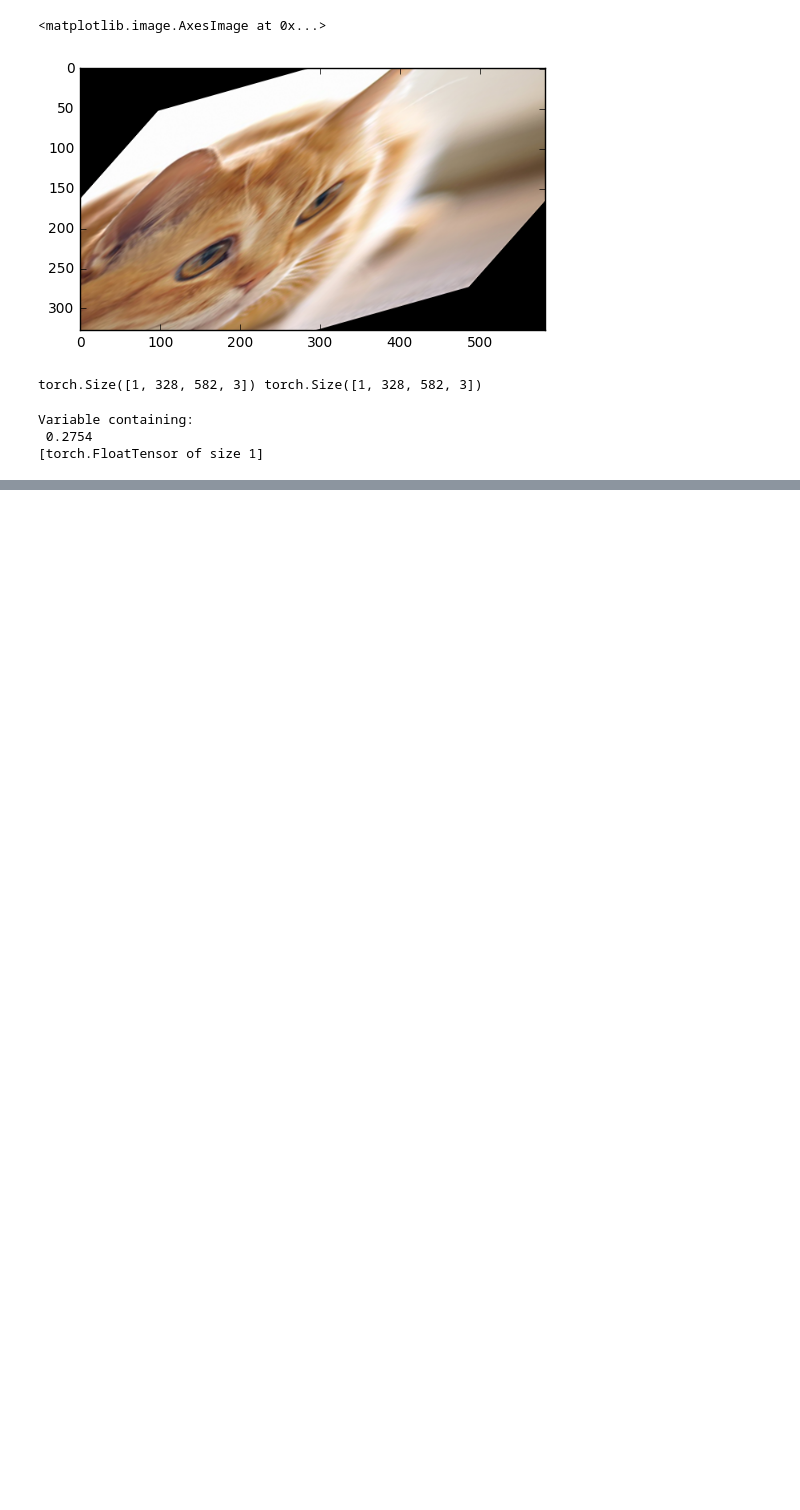
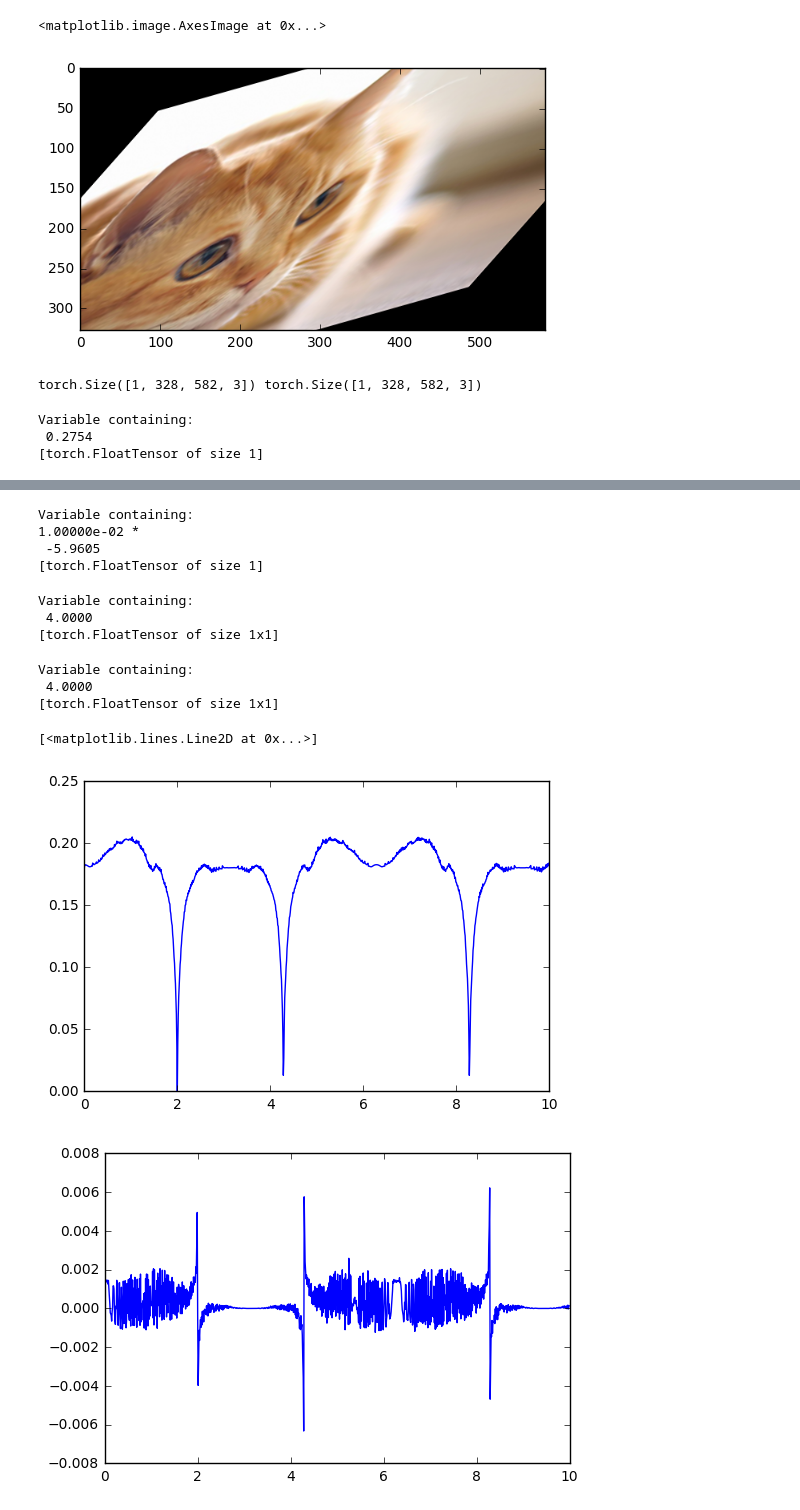
Before and after one commit to fxia22/stn.pytorch, a Jupyter notebook: script/test_stn.ipynb, the cells around one changed output, grey strips where cells are left out. Saved outputs shown, nothing was run; the diff lists cells and outputs as text; code cells hidden in the pictures; blank space fills up the shorter version.

```diff
--- a/script/test_stn.ipynb
+++ b/script/test_stn.ipynb
@@ -126,0 +218,11 @@ Variable containing:
+# %%
+t = CylinderTransformer()
+# %%
+for i in range(500):
+    out = t(input1, input2)
+    err = crt(out, target)
+    err.backward()
+
+    input2.data = input2.data - 0.0001*input2.grad.data
+    #plt.imshow(out.data.numpy()[0])
+    print err.data[0]
@@ -126,0 +258,10 @@ Variable containing:
+# %%
+delta = 0.00001
+input2 = Variable(torch.from_numpy(np.array([[4]], dtype=np.float32)) , requires_grad = True)
+out = t(input1, input2)
+err = crt(out, target)
+print err
+input2 = Variable(torch.from_numpy(np.array([[4 + delta]], dtype=np.float32)) , requires_grad = True)
+out = t(input1, input2)
+err2 = crt(out, target)
+print err2
@@ -126,0 +276,41 @@ Variable containing:
+# %%
+(err2 - err)/delta
+# %% [output]
+Variable containing:
+1.00000e-02 *
+ -5.9605
+[torch.FloatTensor of size 1]
+# %%
+input2
+# %% [output]
+Variable containing:
+ 4.0000
+[torch.FloatTensor of size 1x1]
+# %%
+input2
+# %% [output]
+Variable containing:
+ 4.0000
+[torch.FloatTensor of size 1x1]
+# %%
+x = []
+y = []
+g_ = []
+
+for i in np.arange(0,10,0.01):
+    x.append(i)
+    input2 = Variable(torch.from_numpy(np.array([[i]], dtype=np.float32)) , requires_grad = True)
+    out = t(input1, input2)
+    err = crt(out, target)
+    err.backward()
+    y.append(err.data[0])
+    g_.append(input2.grad.data[0][0])
+# %%
+plt.figure()
+plt.plot(x,y)
+plt.figure()
+plt.plot(x,g_)
+# %% [output]
+[<matplotlib.lines.Line2D at 0x...>]
+[figure, added]
+[figure, added]
```
Also changed, not shown: parts of 28 cells of this notebook, 4 other files.
